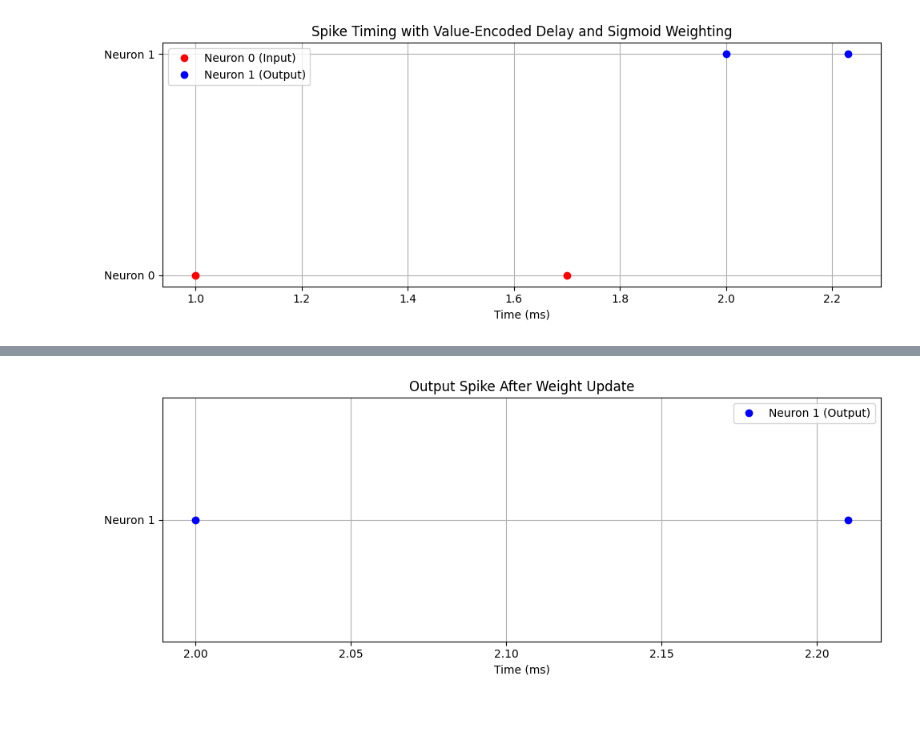
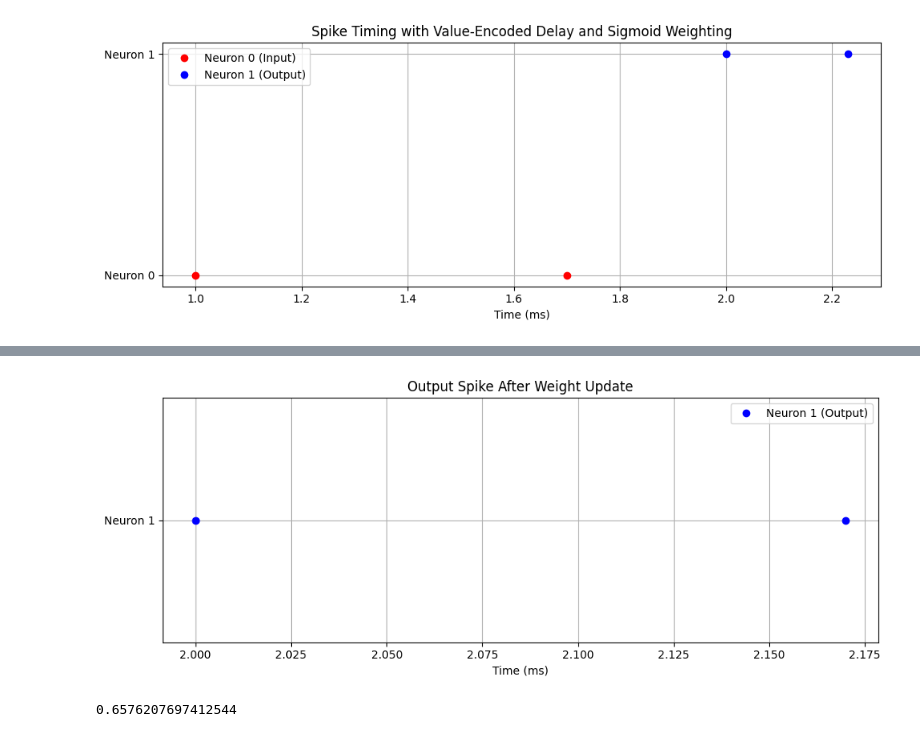
Before and after one commit to Ian3133/Dissertation, a Jupyter notebook: simple_start.ipynb, the cells around one changed output, grey strips where cells are left out. Drawn from its saved outputs; the diff is of its cells as text; code cells hidden in the pictures.

```diff
--- a/simple_start.ipynb
+++ b/simple_start.ipynb
@@ -133,8 +399,8 @@ defaultclock.dt = 0.01*ms
 
 # Parameters
 input_value = 0.7  # delay from start spike (in ms)
-initial_weight = 6.0  # initial weight
-learning_rate = 0.1  # learning rate for gradient descent
+initial_weight = 7.0  # initial weight
+learning_rate = 0.2  # learning rate for gradient descent
 duration = 5*ms
 
 # Sigmoid function to compress value timing
@@ -227 +493,5 @@ Final weight after training: 6.335499403281435
-[figure, old version]
+[figure, new version]
+# %%
+print(random(1)[0])
+# %% [output]
+0.6576207697412544
```
Also changed, not shown: parts of 7 cells of this notebook.
